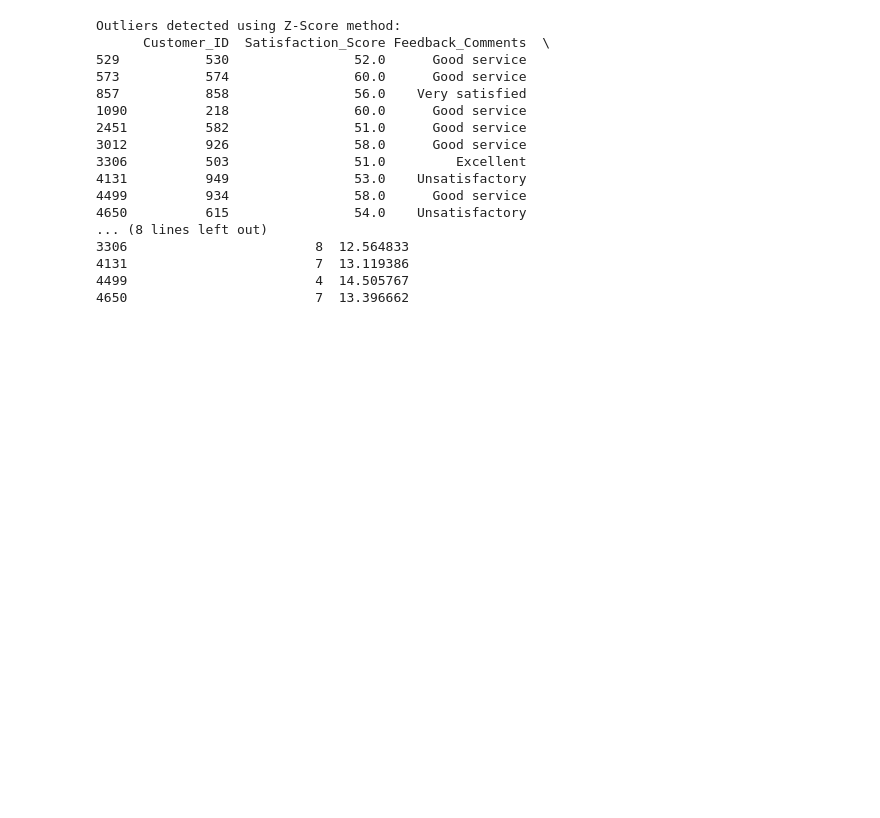
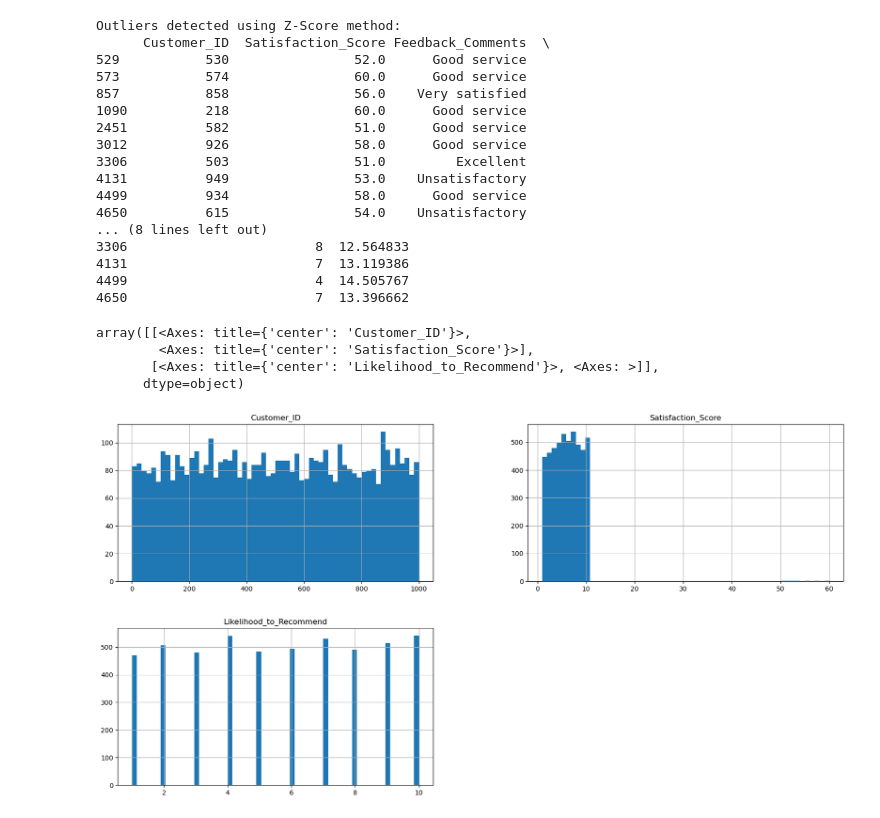
Before and after one commit to itsjemjem/jemCodes_DM, a Jupyter notebook: FinMark_Corp/cleaned_datasets.ipynb, the cells around one changed output. Drawn from its saved outputs; the diff is of its cells as text; code cells hidden in the pictures; blank space fills up the shorter version.

```diff
--- a/FinMark_Corp/cleaned_datasets.ipynb
+++ b/FinMark_Corp/cleaned_datasets.ipynb
@@ -247,3 +287,12 @@ Outliers detected using Z-Score method:
 4131                        7  13.119386
 4499                        4  14.505767
 4650                        7  13.396662
+# %%
+df = pd.read_csv('Customer_Feedback_Data.csv')
+df.hist(bins=60, figsize=(20,10))
+# %% [output]
+array([[<Axes: title={'center': 'Customer_ID'}>,
+        <Axes: title={'center': 'Satisfaction_Score'}>],
+       [<Axes: title={'center': 'Likelihood_to_Recommend'}>, <Axes: >]],
+      dtype=object)
+[figure, added]
```
Also changed, not shown: parts of 2 cells of this notebook.
